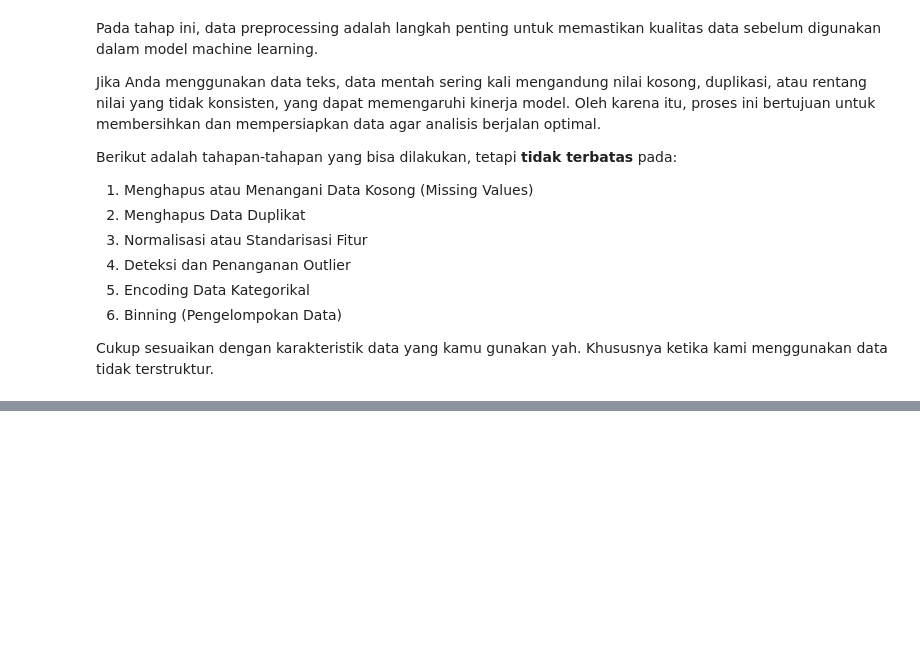
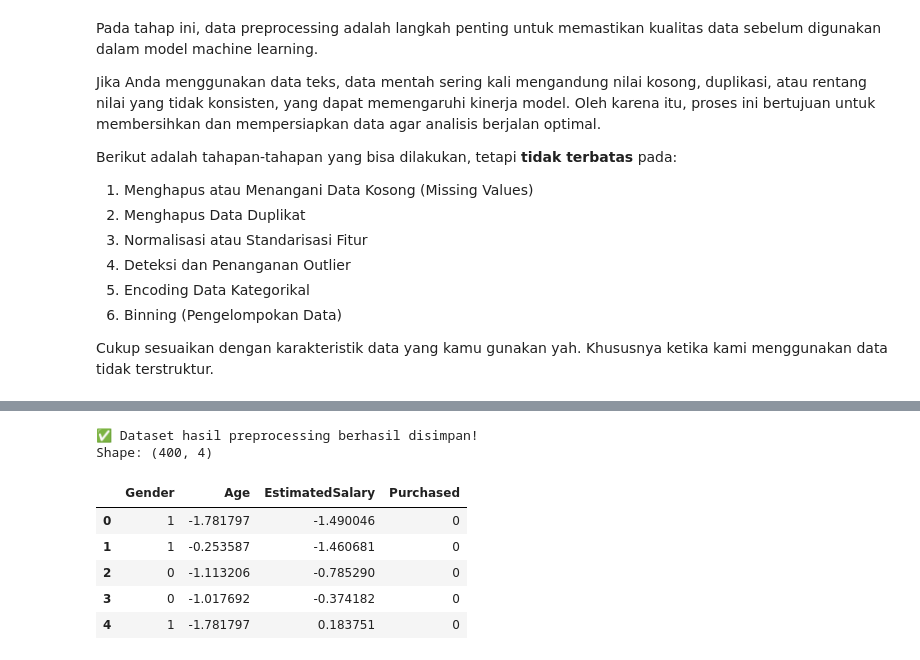
Before and after one commit to Dwisna/SMSML_Dwisna-Risma-Nur-Hamida, a Jupyter notebook: Membangun_model/Eksperimen_SML_Dwisna_Risma_Nur_Hamida.ipynb, the cells around one changed output, grey strips where cells are left out. Cells and saved outputs as stored; diff of their text form; code cells hidden in the pictures; blank space fills up the shorter version.

```diff
--- a/Membangun_model/Eksperimen_SML_Dwisna_Risma_Nur_Hamida.ipynb
+++ b/Membangun_model/Eksperimen_SML_Dwisna_Risma_Nur_Hamida.ipynb
@@ -179,25 +179,13 @@ df = df.drop(columns=['User ID'])
 le = LabelEncoder()
 df['Gender'] = le.fit_transform(df['Gender'])
 
+# Normalisasi fitur numerik (Age dan EstimatedSalary)
+scaler = StandardScaler()
+df[['Age', 'EstimatedSalary']] = scaler.fit_transform(df[['Age', 'EstimatedSalary']])
+
 print("Dataset setelah preprocessing:")
 print(df.head())
-
-# Pisahkan fitur dan target
-X = df[['Gender', 'Age', 'EstimatedSalary']]
-y = df['Purchased']
-
-# Split data train & test
-X_train, X_test, y_train, y_test = train_test_split(
-    X, y, test_size=0.2, random_state=42, stratify=y
-)
-print(f"\nData train: {X_train.shape[0]} baris")
-print(f"Data test : {X_test.shape[0]} baris")
-
-# Normalisasi fitur
-scaler = StandardScaler()
-X_train_scaled = scaler.fit_transform(X_train)
-X_test_scaled  = scaler.transform(X_test)
-
+print(f"\nShape dataset: {df.shape}")
 print("\n✅ Preprocessing selesai!")
 # %% [output]
 Dataset setelah preprocessing:
@@ -235,0 +202,16 @@ Registry store URI not provided. Using backend store URI.
+# %%
+# Simpan dataset hasil preprocessing ke CSV
+df_preprocessed = df.copy()
+df_preprocessed.to_csv('/content/drive/MyDrive/Social_Network_Ads_preprocessed.csv', index=False)
+print("✅ Dataset hasil preprocessing berhasil disimpan!")
+print(f"Shape: {df_preprocessed.shape}")
+df_preprocessed.head()
+# %% [output]
+✅ Dataset hasil preprocessing berhasil disimpan!
+Shape: (400, 4)
+|  | Gender | Age | EstimatedSalary | Purchased |
+| 0 | 1 | -1.781797 | -1.490046 | 0 |
+| 1 | 1 | -0.253587 | -1.460681 | 0 |
+| 2 | 0 | -1.113206 | -0.785290 | 0 |
+| 3 | 0 | -1.017692 | -0.374182 | 0 |
+| 4 | 1 | -1.781797 | 0.183751 | 0 |
```
Also changed, not shown: parts of 6 cells of this notebook, 5 other files.
